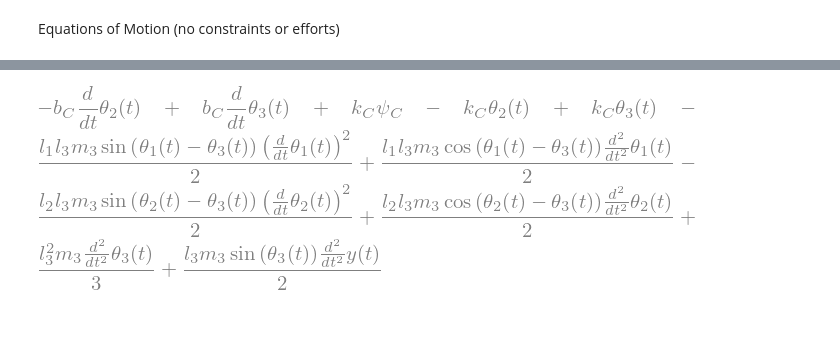
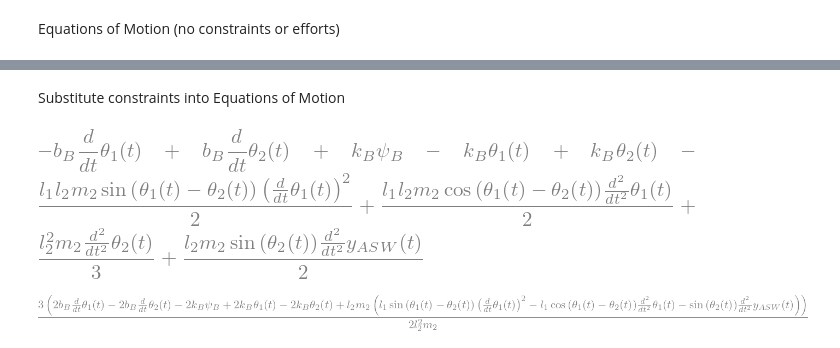
Before and after one commit to yobelabraham/ME469-Group1, a Jupyter notebook: Symbolic Computing/no_foot.ipynb, the cells around one changed output, grey strips where cells are left out. Drawn from its saved outputs; the diff is of its cells as text; code cells hidden in the pictures; blank space fills up the shorter version.

```diff
--- a/Symbolic Computing/no_foot.ipynb
+++ b/Symbolic Computing/no_foot.ipynb
@@ -161,6 +144,14 @@ EOM_2
-# %%
-# theta_3
-EOM_3 = simplify(diff(diff(T, omega_3), t) - diff(T, theta_3) + diff(D, omega_3) + diff(V, theta_3))
-EOM_3
-# %% [output]
-[figure, removed]
+# %% [markdown]
+Substitute constraints into Equations of Motion
+# %%
+# Swing
+EOM_2_SW = EOM_2.subs(y, y_A_SW)
+EOM_2_SW
+# %% [output]
+[figure, added]
+# %%
+# Solve for derivative of omega_2
+alpha_2_SW = solve(EOM_2_SW, diff(omega_2, t))[0]
+alpha_2_SW
+# %% [output]
+[figure, added]
```
Also changed, not shown: parts of 14 cells of this notebook.
